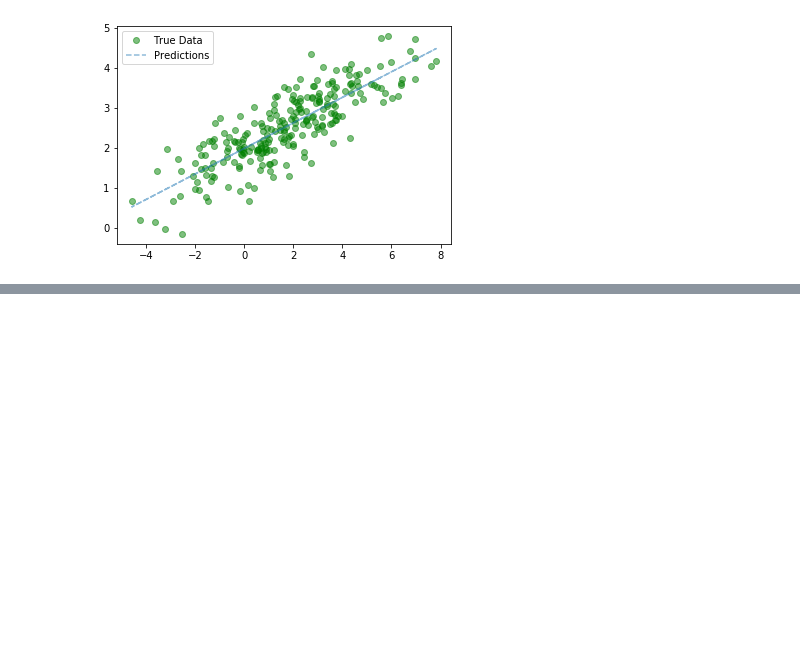
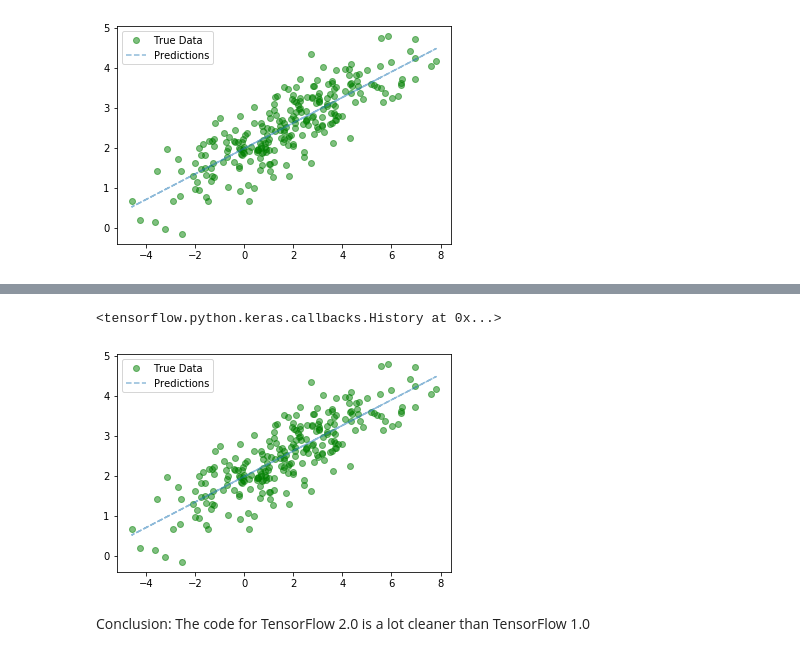
Before and after one commit to vrif/portfolio, a Jupyter notebook: Notebooks/TensorFlow-Keras-Pytorch/01 Linear Regression.ipynb, the cells around one changed output, grey strips where cells are left out. Drawn from its saved outputs; the diff is of its cells as text; code cells hidden in the pictures; blank space fills up the shorter version.

```diff
--- a/Notebooks/TensorFlow-Keras-Pytorch/01 Linear Regression.ipynb
+++ b/Notebooks/TensorFlow-Keras-Pytorch/01 Linear Regression.ipynb
@@ -374,0 +439,35 @@ plot_output(X, y, predicted)
+# %%
+@tf.function
+def loss(model, inputs, targets):
+    loss_object = tf.keras.losses.MeanSquaredError()
+
+    #Forward propagation
+    predictions = model(inputs)
+
+    #Get loss for the predicted output
+    output = loss_object(targets, predictions)
+    return output
+
+@tf.function
+def grad(model, inputs, targets):
+    #For automatic differentiation
+    with tf.GradientTape() as tape:
+        loss_value = loss(model, inputs, targets)
+
+    #This calculates the gradient.
+    return tape.gradient(loss_value, model.trainable_variables)
+
+
+optimizer = tf.keras.optimizers.SGD(learning_rate)
+# %%
+for epoch in range(epochs):
+
+    #This is the backward propagation step to get the parameters
+    grads = grad(model, X_scaled, y_scaled)
+
+    #Update parameters for gradient descent
+    optimizer.apply_gradients(zip(grads, model.trainable_variables))
+
+    if (epoch+1) %  50 == 0:
+        template = 'Epoch {}, Loss: {}'
+        print(template.format(epoch+1, loss(model, X_scaled, y_scaled)))
@@ -374,0 +503,12 @@ plot_output(X, y, predicted)
+# %%
+model = LinearRegressionModel_TF2(input_dim, output_dim)
+model.compile(loss=tf.keras.losses.MeanSquaredError(), optimizer=optimizer)
+model.fit(x=X_scaled, y=y_scaled, epochs=epochs, verbose=0)
+# %% [output]
+<tensorflow.python.keras.callbacks.History at 0x...>
+# %%
+plot_output(X, y, y_scaler.inverse_transform(model.predict(X_scaled)))
+# %% [output]
+[figure, added]
+# %% [markdown]
+Conclusion: The code for TensorFlow 2.0 is a lot cleaner than TensorFlow 1.0
```
Also changed, not shown: parts of 37 cells of this notebook.
